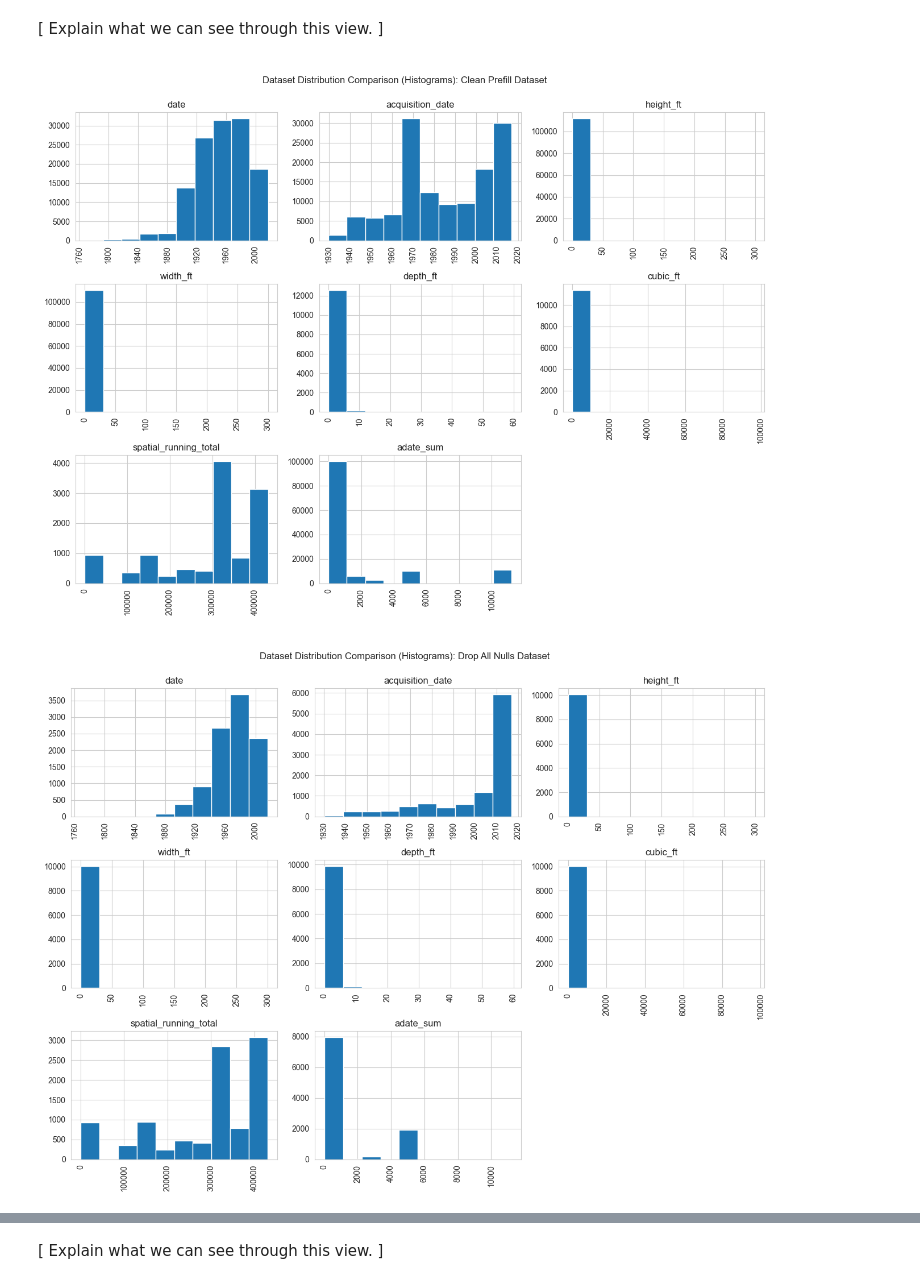
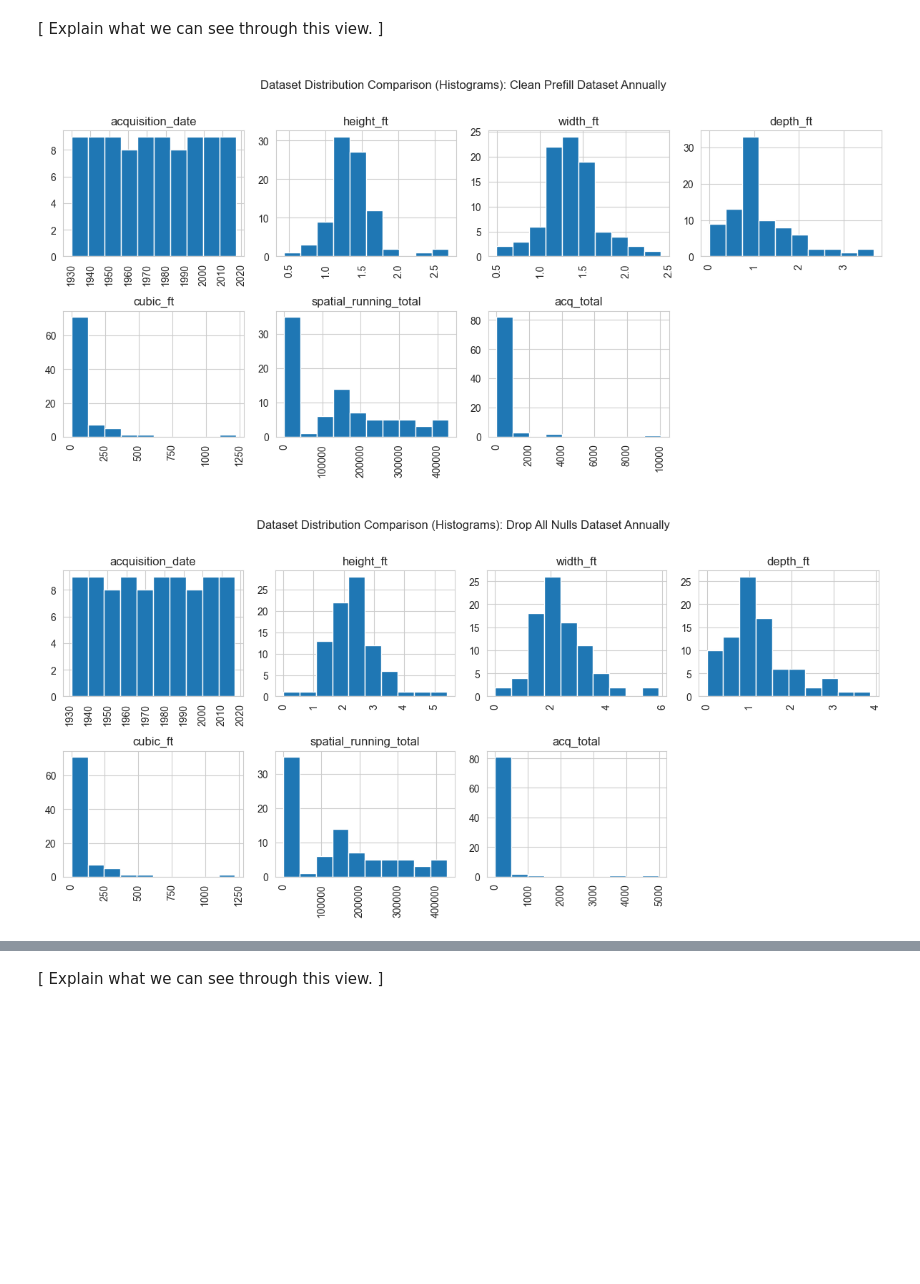
Before and after one commit to marisol-yake/MMM-museum-analytics, a Jupyter notebook: examples/NYC_MoMA_Example/Collections Null Analysis.ipynb, the cells around one changed output, grey strips where cells are left out. Cells and saved outputs as stored; diff of their text form; code cells hidden in the pictures; blank space fills up the shorter version.

Commit message:
refind data analysis notebooks

```diff
--- a/examples/NYC_MoMA_Example/Collections Null Analysis.ipynb
+++ b/examples/NYC_MoMA_Example/Collections Null Analysis.ipynb
@@ -379,11 +381,15 @@ The chart is a heatmap that highlights the location of null values (a.k.a. empty
 From this view, we can see that the majority of null values in the generated spatial data columns: `cubic_ft` and `spatial_running_total` are shared in the modified `depth_ft` column. Meaning that the empty records in `cubic_ft` and `spatial_running_total` that we saw earlier are derived from the original missing data of `depth_ft` (and also `diameter_cm`). These visualizations confirm what our tables above described in terms of null values to replace. The `Dept. Average Fill` and `Storage Group Average Fill` datasets have very few empty records, and the empty records they do have are difficult to replace with our imputation methods for this analysis.
 
 The purpose of data visualizations in this project is to turn an organization's hard-earned data into intuitive and shared understandings. This practice stems from our team's value of ensuring our work respects the cultures and decisions which are internal to an organization -- We see our work as doing its best when its supportive expertise and not imposing external management. Our CADA team at MMM seeks to provide so much more than statistical analyses, we want **to support client autonomy in decision-making**, **collaborating to identify new process opportunities**, and **build organizational self-confidence about on-going processes.** All by getting a "feel" for the processes as represented in datasets.
+# %%
+resampled_data = {}
+for file in datasets:
+    resampled_data[file + "_annually"] = datasets[file].set_index("acquisition_date").resample("Y").mean(numeric_only = True).reset_index()
 # %%
-for file in datasets:
-    title = file.replace("-", " ").title()
-    dataset = datasets[file].set_index("acquisition_date").resample("Y").mean(numeric_only = True).reset_index()
-    dims_subset = pd.melt(datasets[file], id_vars = ["acquisition_date"], var_name = "measurement", value_vars = ["depth_ft", "height_ft", "width_ft"]).astype({"measurement": "category"})
+for file in resampled_data:
+    title = file.replace("-", " ").replace("_", " ").title()
+    dims_subset = pd.melt(resampled_data[file], id_vars = ["acquisition_date"], var_name = "measurement", value_vars = ["depth_ft", "height_ft", "width_ft"]).astype({"measurement": "category"})
+
     plt.figure(figsize = (15, 3))
     sns.lineplot(data = dims_subset, x = "acquisition_date", y = "value", hue = "measurement")
     plt.title(title)
@@ -398,10 +404,10 @@ for file in datasets:
 In the charts above, we can see that the `Drop All Nulls` strategy has made it so that there are larger outliers and visible gaps in the plotted lines when compared to the original `Clean Prefill Dataset`. It's difficult to see significant differences between the different spatial measurements, but that tracks with what we previously saw in the summary tables from earlier (e.g. the `depth_ft` column tends to have values that are almost 1.0 less than is typically found in `height_ft` and `width_ft`). By visualizing the datasets like this, we are trying to visualize any possible spatial dimension patterns over time. While this chart doesn't answer everything, getting a comprehensive "feel" for the data relies on making plenty of data visualizations whether we use all of them in a final report or not.
 # %%
 # Line Charts
-for file in datasets:
-    title = file.replace("-", " ").title()
+for file in resampled_data:
+    title = file.replace("-", " ").replace("_", " ").title()
     plt.figure(figsize = (15, 3))
-    sns.lineplot(data = datasets[file], x = "acquisition_date", y = "spatial_running_total")
+    sns.lineplot(data = resampled_data[file], x = "acquisition_date", y = "spatial_running_total")
     plt.title(title)
     plt.show()
     plt.close()
@@ -414,11 +420,10 @@ for file in datasets:
 [ Explain what is represented here. ]
 # %%
 # Line Charts
-for file in datasets:
-    title = file.replace("-", " ").title()
+for file in resampled_data:
+    title = file.replace("-", " ").replace("_", " ").title()
     plt.figure(figsize = (15, 3))
-    dataset = datasets[file].set_index("acquisition_date").resample("Y").mean(numeric_only = True).reset_index()
-    sns.lineplot(data = dataset, x = "acquisition_date", y = "adate_sum")
+    sns.lineplot(data = resampled_data[file], x = "acquisition_date", y = "acq_total")
     plt.title(title)
     plt.show()
     plt.close()
@@ -431,14 +436,14 @@ for file in datasets:
 [ Explain what we can see through this view. ]
 # %%
 # Histograms
-for file in datasets:
-    title = file.replace("-", " ").title()
-    # dataset = datasets[file].set_index("acquisition_date").resample("Y").mean().reset_index()
-    datasets[file].hist(figsize=(13, 10), xrot=90, layout=(3, 3))
+for file in resampled_data:
+    title = file.replace("-", " ").replace("_", " ").title()
+    resampled_data[file].hist(figsize=(12, 6), xrot=90, layout=(-1, 4))
+
     plt.suptitle(f"\nDataset Distribution Comparison (Histograms): {title}\n")
     plt.tight_layout()
     plt.show()
     plt.close()
 # %% [output]
-[figure, old version]
+[figure, new version]
-[figure, old version]
+[figure, new version]
```
Also changed, not shown: parts of 14 cells of this notebook, 3 other files.
